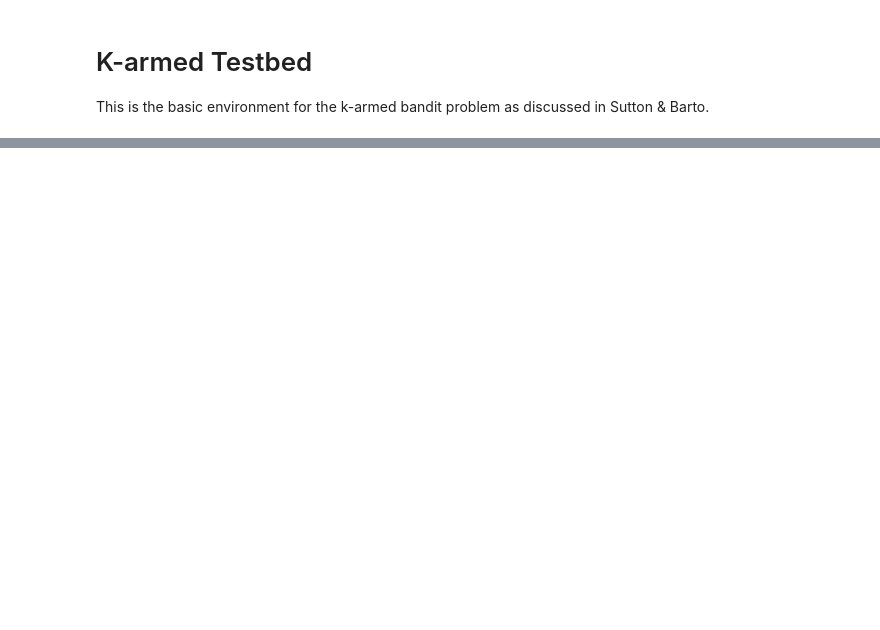
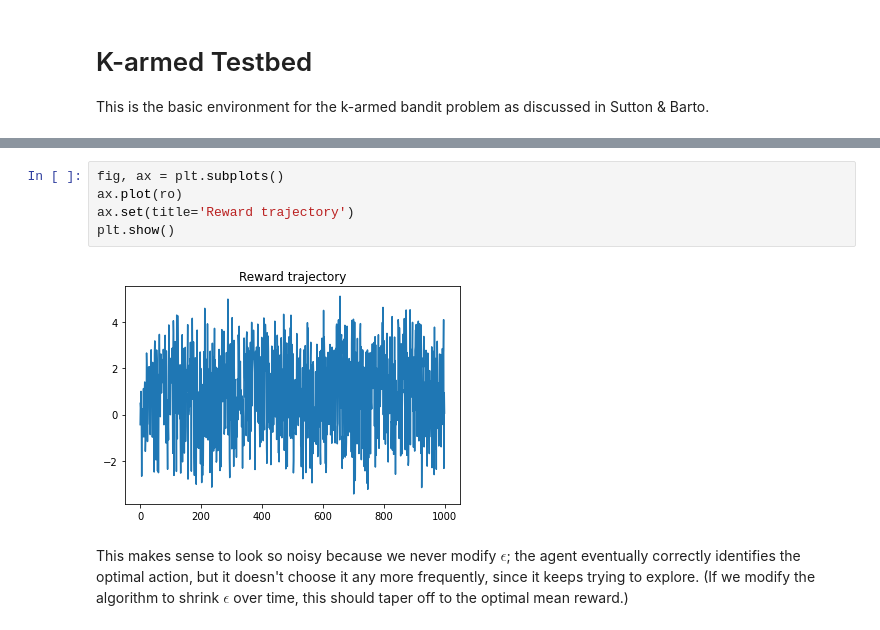
Before and after one commit to StanleyTuz/reinforcement-learning, a Jupyter notebook: sutton_barto/ch2.ipynb, the cells around one changed output, grey strips where cells are left out. Cells and saved outputs as stored; diff of their text form; blank space fills up the shorter version.

```diff
--- a/sutton_barto/ch2.ipynb
+++ b/sutton_barto/ch2.ipynb
@@ -50,0 +43,9 @@ plt.plot(np.cumsum(at == env.opt_action) / np.arange(1, len(at)+1, 1))
+# %%
+fig, ax = plt.subplots()
+ax.plot(ro)
+ax.set(title='Reward trajectory')
+plt.show()
+# %% [output]
+[figure, added]
+# %% [markdown]
+This makes sense to look so noisy because we never modify $\epsilon$; the agent eventually correctly identifies the optimal action, but it doesn't choose it any more frequently, since it keeps trying to explore. (If we modify the algorithm to shrink $\epsilon$ over time, this should taper off to the optimal mean reward.)
```
Also changed, not shown: parts of 11 cells of this notebook, 1 other file.
